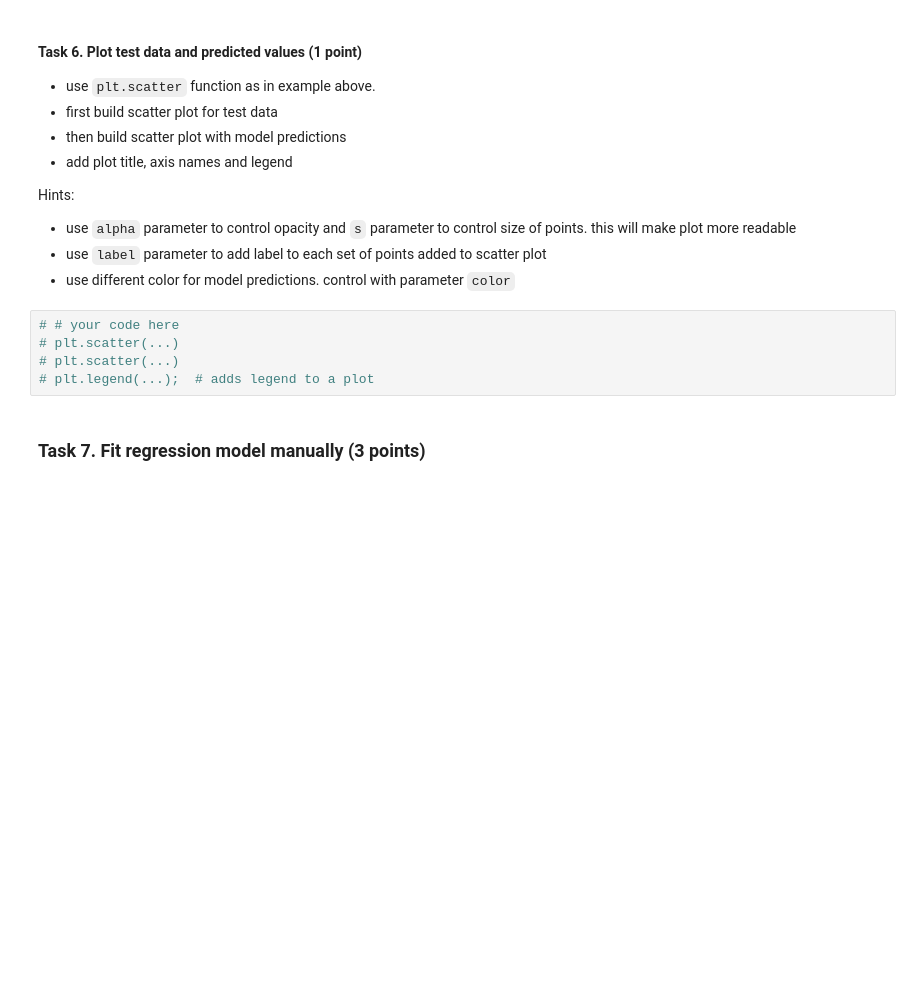
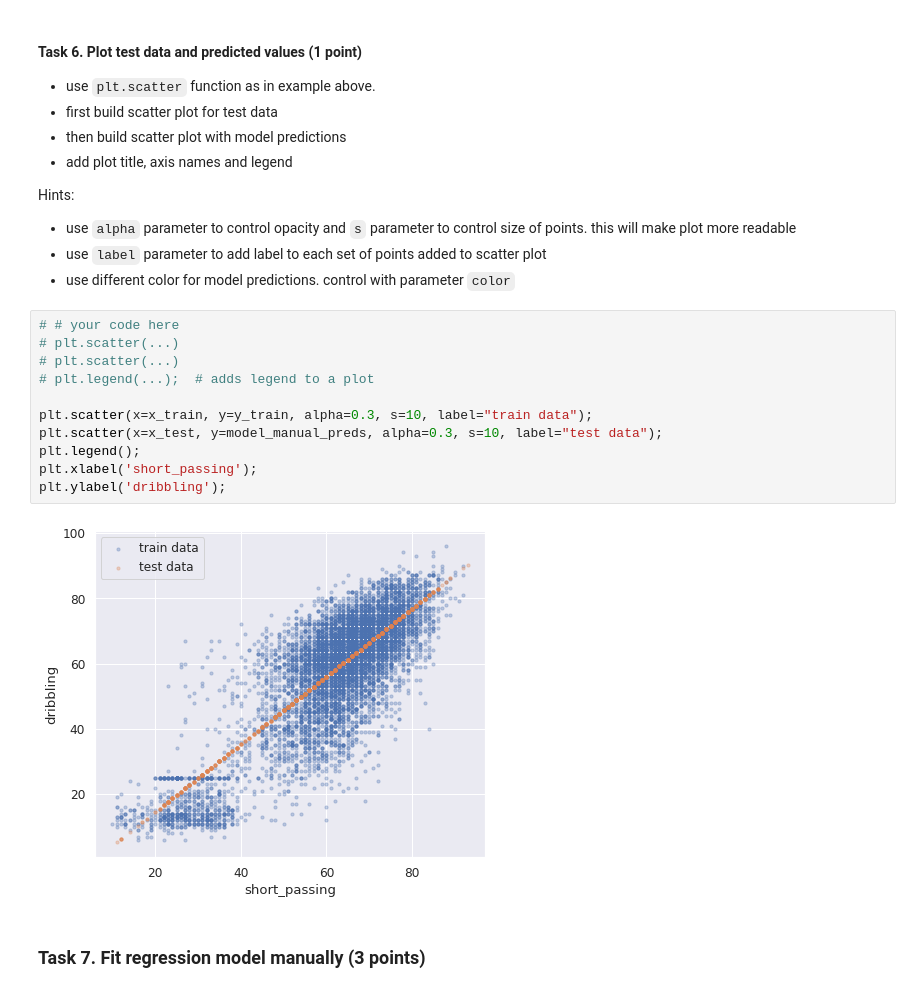
Before and after one commit to AndreiChenchik/ml-intro, a Jupyter notebook: 3_linear_regression/linear_regression.ipynb, the cells around one changed output. Cells and saved outputs as stored; diff of their text form; blank space fills up the shorter version.

```diff
--- a/3_linear_regression/linear_regression.ipynb
+++ b/3_linear_regression/linear_regression.ipynb
@@ -639,8 +639,16 @@ Hints:
 # %%
 # # your code here
 # plt.scatter(...)
 # plt.scatter(...)
 # plt.legend(...);  # adds legend to a plot
+
+plt.scatter(x=x_train, y=y_train, alpha=0.3, s=10, label="train data");
+plt.scatter(x=x_test, y=model_manual_preds, alpha=0.3, s=10, label="test data");
+plt.legend();
+plt.xlabel('short_passing');
+plt.ylabel('dribbling');
+# %% [output]
+[figure, added]
 # %% [markdown]
 ### Task 7.  Fit regression model manually (3 points)
 # %% [markdown]
```
Also changed, not shown: parts of 3 cells of this notebook.
